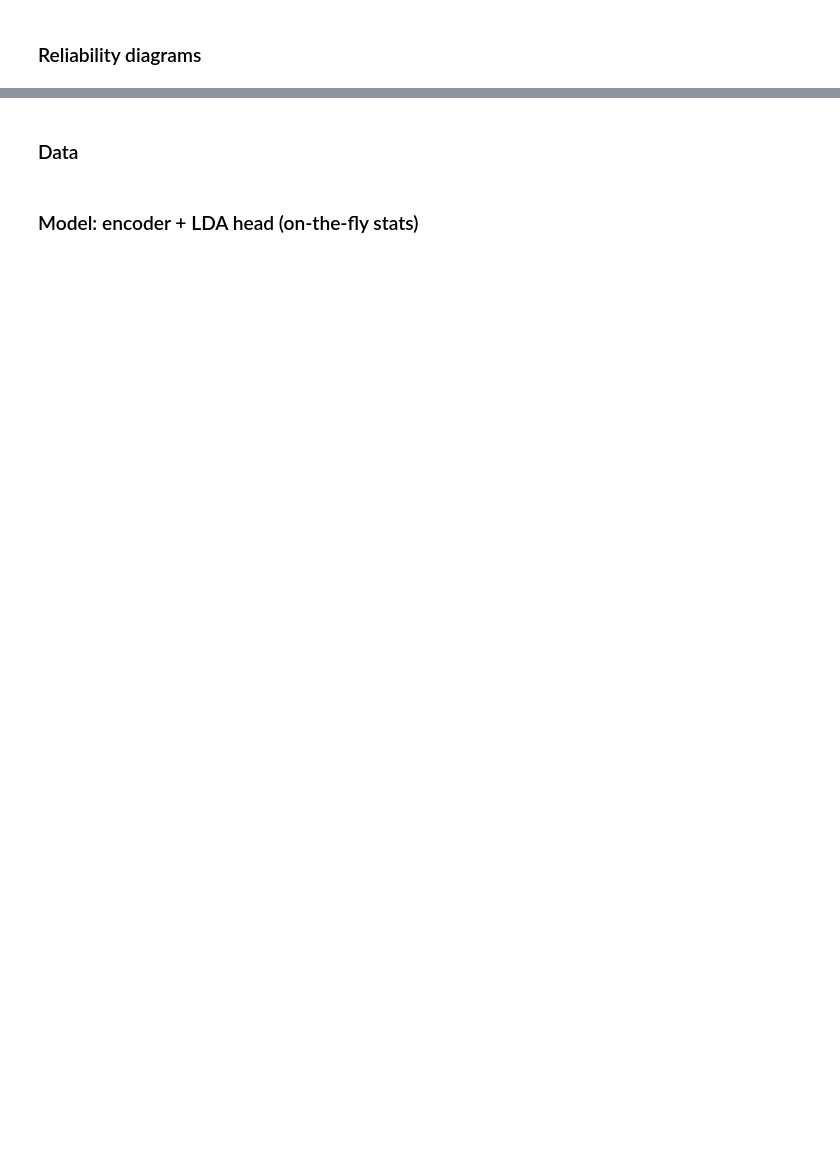
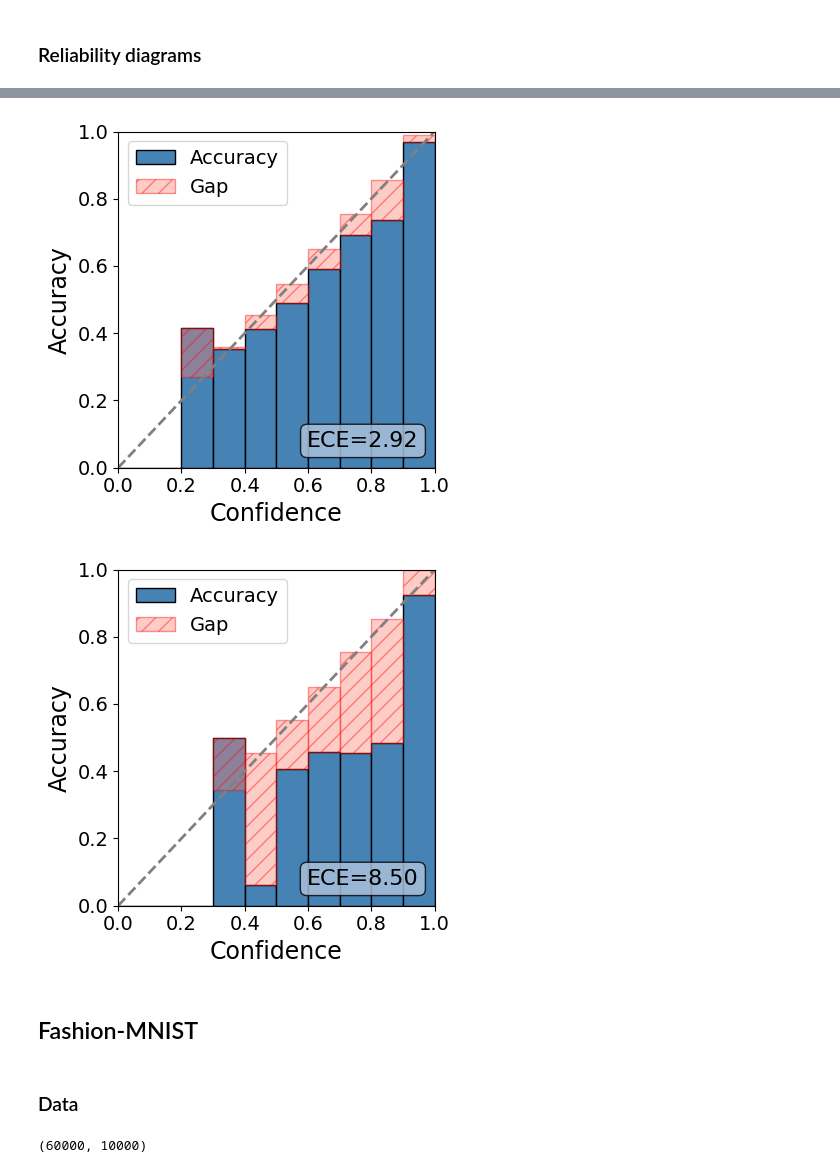
Before and after one commit to zh3nis/logistic-loss, a Jupyter notebook: DNLL.ipynb, the cells around one changed output, grey strips where cells are left out. Cells and saved outputs as stored; diff of their text form; code cells hidden in the pictures; blank space fills up the shorter version.

```diff
--- a/DNLL.ipynb
+++ b/DNLL.ipynb
@@ -377,26 +286,36 @@ print('device =', device)
+# %%
+plot_reliability_diagram(
+    cifar10_dnll_model,
+    cifar10_test_ld,
+    'plots/cifar10_deeplda_dnll_reliability_diagram.png',
+    'CIFAR-10 Deep LDA + DNLLLoss',
+)
+plot_reliability_diagram(
+    cifar10_logistic_model,
+    cifar10_test_ld,
+    'plots/cifar10_deeplda_logistic_reliability_diagram.png',
+    'CIFAR-10 Deep LDA + LogisticLoss',
+)
+# %% [output]
+[figure, added]
+[figure, added]
+# %% [markdown]
+## Fashion-MNIST
 # %% [markdown]
 ### Data
 # %%
-mean = (0.5071, 0.4867, 0.4408)
-std = (0.2675, 0.2565, 0.2761)
-pin_memory = torch.cuda.is_available()
-
-train_tfm = transforms.Compose([
-    transforms.RandomCrop(32, padding=4),
+fashion_train_tfm = transforms.Compose([
+    transforms.RandomCrop(28, padding=2),
     transforms.RandomHorizontalFlip(),
     transforms.ToTensor(),
-    transforms.Normalize(mean, std),
 ])
 
-test_tfm = transforms.Compose([
-    transforms.ToTensor(),
-    transforms.Normalize(mean, std),
-])
+fashion_test_tfm = transforms.ToTensor()
 
-train_ds = datasets.CIFAR100(root='./data', train=True, transform=train_tfm, download=True)
-test_ds  = datasets.CIFAR100(root='./data', train=False, transform=test_tfm, download=True)
-train_ld = DataLoader(train_ds, batch_size=256, shuffle=True, num_workers=4, pin_memory=pin_memory)
-test_ld  = DataLoader(test_ds,  batch_size=1024, shuffle=False, num_workers=4, pin_memory=pin_memory)
-len(train_ds), len(test_ds)
+fashion_train_ds = datasets.FashionMNIST(root='./data', train=True, transform=fashion_train_tfm, download=True)
+fashion_test_ds = datasets.FashionMNIST(root='./data', train=False, transform=fashion_test_tfm, download=True)
+fashion_train_ld = DataLoader(fashion_train_ds, batch_size=256, shuffle=True, num_workers=2, pin_memory=pin_memory)
+fashion_test_ld = DataLoader(fashion_test_ds, batch_size=1024, shuffle=False, num_workers=2, pin_memory=pin_memory)
+len(fashion_train_ds), len(fashion_test_ds)
+# %% [output]
+(60000, 10000)
-# %% [markdown]
-### Model: encoder + LDA head (on-the-fly stats)
```
Also changed, not shown: parts of 62 cells of this notebook, 8 other files.
